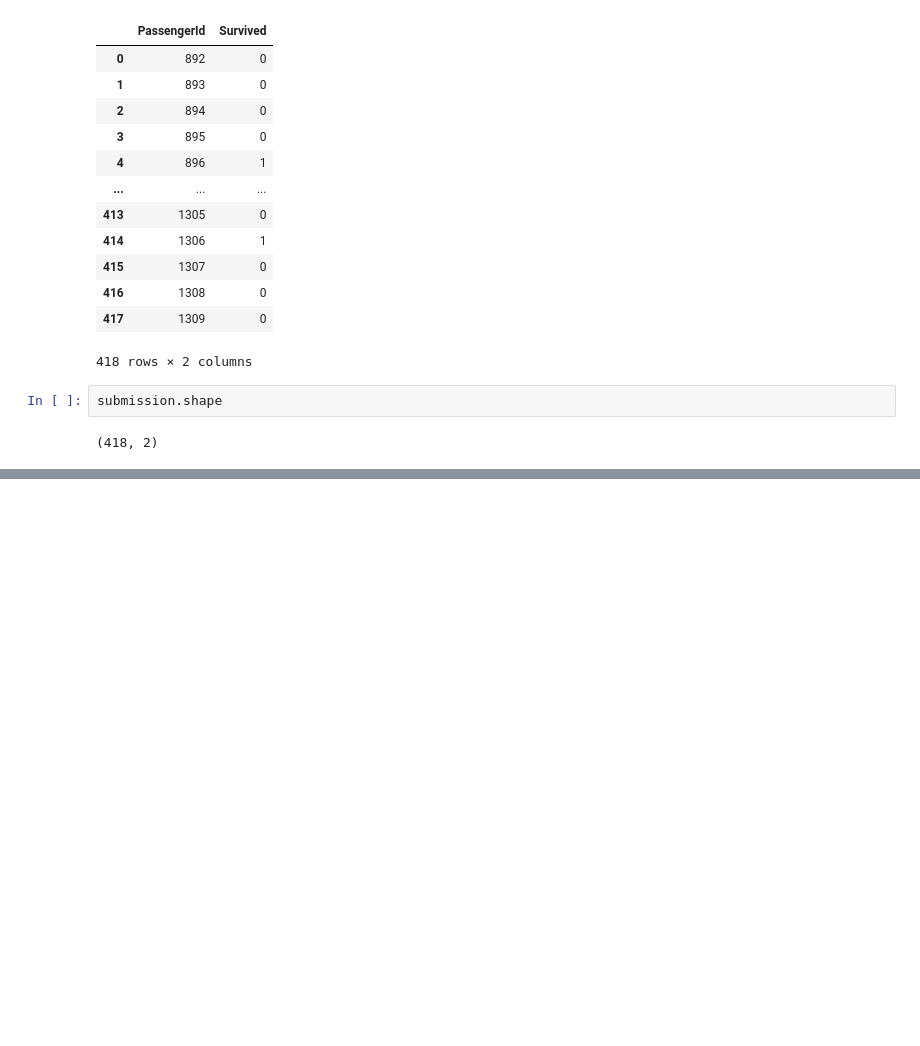
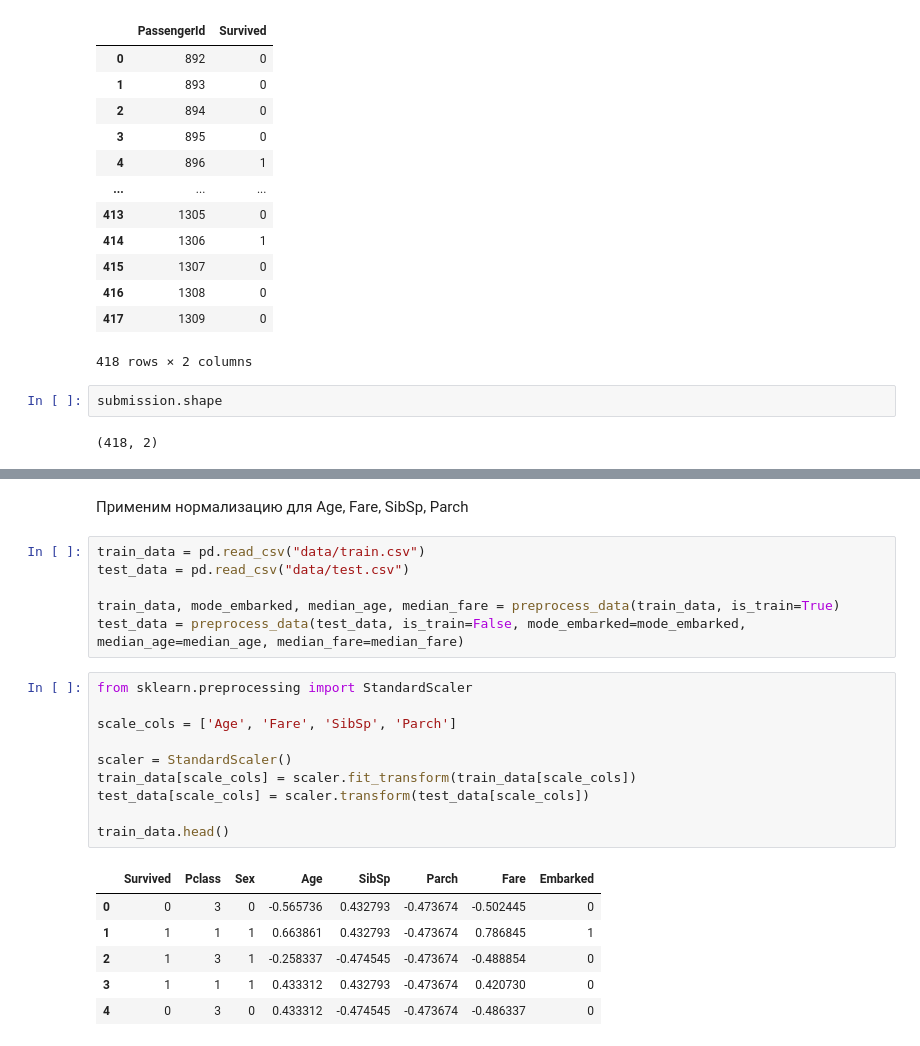
Before and after one commit to LeoFa9/titanic, a Jupyter notebook: simple_baseline_and_experimentations.ipynb, the cells around one changed output, grey strips where cells are left out. Saved outputs shown, nothing was run; the diff lists cells and outputs as text; blank space fills up the shorter version.

```diff
--- a/simple_baseline.ipynb
+++ b/simple_baseline_and_experimentations.ipynb
@@ -264,0 +337,25 @@ Score: 0.76794
+# %% [markdown]
+Применим нормализацию для Age, Fare, SibSp, Parch
+# %%
+train_data = pd.read_csv("data/train.csv")
+test_data = pd.read_csv("data/test.csv")
+
+train_data, mode_embarked, median_age, median_fare = preprocess_data(train_data, is_train=True)
+test_data = preprocess_data(test_data, is_train=False, mode_embarked=mode_embarked, median_age=median_age, median_fare=median_fare)
+# %%
+from sklearn.preprocessing import StandardScaler
+
+scale_cols = ['Age', 'Fare', 'SibSp', 'Parch']
+
+scaler = StandardScaler()
+train_data[scale_cols] = scaler.fit_transform(train_data[scale_cols])
+test_data[scale_cols] = scaler.transform(test_data[scale_cols])
+
+train_data.head()
+# %% [output]
+|  | Survived | Pclass | Sex | Age | SibSp | Parch | Fare | Embarked |
+| 0 | 0 | 3 | 0 | -0.565736 | 0.432793 | -0.473674 | -0.502445 | 0 |
+| 1 | 1 | 1 | 1 | 0.663861 | 0.432793 | -0.473674 | 0.786845 | 1 |
+| 2 | 1 | 3 | 1 | -0.258337 | -0.474545 | -0.473674 | -0.488854 | 0 |
+| 3 | 1 | 1 | 1 | 0.433312 | 0.432793 | -0.473674 | 0.420730 | 0 |
+| 4 | 0 | 3 | 0 | 0.433312 | -0.474545 | -0.473674 | -0.486337 | 0 |
```
Also changed, not shown: parts of 46 cells of this notebook.
